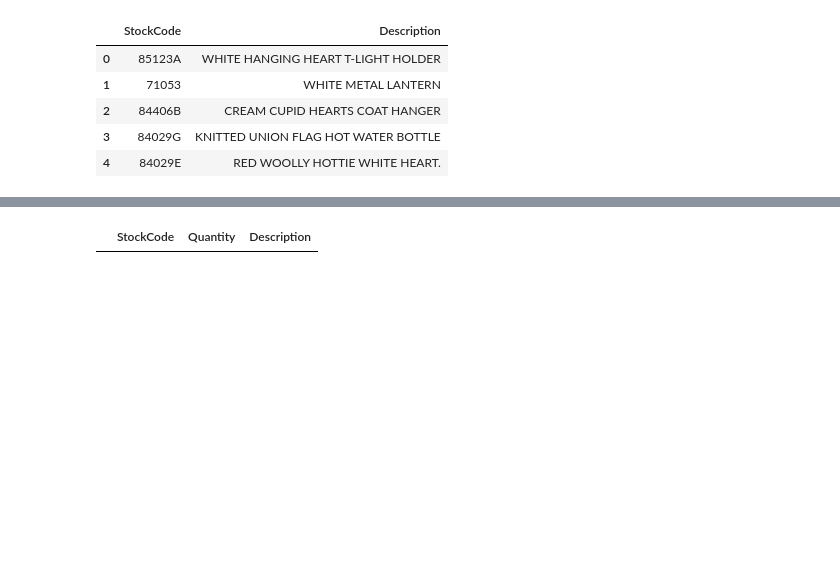
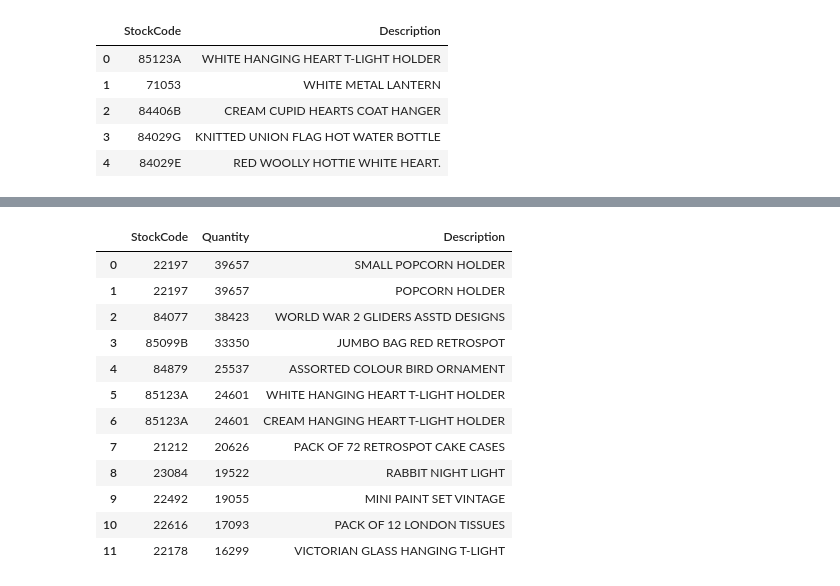
Before and after one commit to hyunsung6608/online-retail-rfm-analysis, a Jupyter notebook: notebooks/rfm_analysis.ipynb, the cells around one changed output, grey strips where cells are left out. Saved outputs shown, nothing was run; the diff lists cells and outputs as text; code cells hidden in the pictures; blank space fills up the shorter version.

Commit message:
fix: replace obsolete VIP segment with Champions in notebook analysis cells

```diff
--- a/notebooks/rfm_analysis.ipynb
+++ b/notebooks/rfm_analysis.ipynb
@@ -604,17 +604,17 @@ dim_product.head()
 | 3 | 84029G | KNITTED UNION FLAG HOT WATER BOTTLE |
 | 4 | 84029E | RED WOOLLY HOTTIE WHITE HEART. |
 # %%
-# VIP 고객이 많이 산 상품 TOP 10
-vip_ids = dim_customer[dim_customer["Segment"] == "VIP"]["CustomerID"]
-# VIP 고객 ID만 추출
-vip_sales = fact_sales[fact_sales["CustomerID"].isin(vip_ids)]
-# VIP 고객의 거래만 필터링
-vip_product = (
-    vip_sales.groupby("StockCode")["Quantity"]
+# Champions 고객이 많이 산 상품 TOP 10
+champions_ids = dim_customer[dim_customer["Segment"] == "Champions"]["CustomerID"]
+# Champions 고객 ID만 추출
+champions_sales = fact_sales[fact_sales["CustomerID"].isin(champions_ids)]
+# Champions 고객의 거래만 필터링
+champions_product = (
+    champions_sales.groupby("StockCode")["Quantity"]
     .sum()
     .sort_values(ascending=False)
     .head(10)
 )   # 상품별로 묶은 후, 판매량 합계, 많이 팔린 순 정렬, TOP 10
 
-vip_product
+champions_product
 # %% [output]
@@ -622,15 +633,27 @@ Series([], Name: Quantity, dtype: int64)
 # %%
-vip_product_detail = vip_product.reset_index().merge(
+champions_product_detail = champions_product.reset_index().merge(
     dim_product,
     on="StockCode",
     how="left"
 )
 
 # StockCode를 기준으로 left join
 
-vip_product_detail
+champions_product_detail
 # %% [output]
 |  | StockCode | Quantity | Description |
+| 0 | 22197 | 39657 | SMALL POPCORN HOLDER |
+| 1 | 22197 | 39657 | POPCORN HOLDER |
+| 2 | 84077 | 38423 | WORLD WAR 2 GLIDERS ASSTD DESIGNS |
+| 3 | 85099B | 33350 | JUMBO BAG RED RETROSPOT |
+| 4 | 84879 | 25537 | ASSORTED COLOUR BIRD ORNAMENT |
+| 5 | 85123A | 24601 | WHITE HANGING HEART T-LIGHT HOLDER |
+| 6 | 85123A | 24601 | CREAM HANGING HEART T-LIGHT HOLDER |
+| 7 | 21212 | 20626 | PACK OF 72 RETROSPOT CAKE CASES |
+| 8 | 23084 | 19522 | RABBIT NIGHT LIGHT |
+| 9 | 22492 | 19055 | MINI PAINT SET VINTAGE |
+| 10 | 22616 | 17093 | PACK OF 12 LONDON TISSUES |
+| 11 | 22178 | 16299 | VICTORIAN GLASS HANGING T-LIGHT |
 # %%
 rfm.reset_index()[[
     "CustomerID",
```
Also changed, not shown: parts of 5 cells of this notebook.
